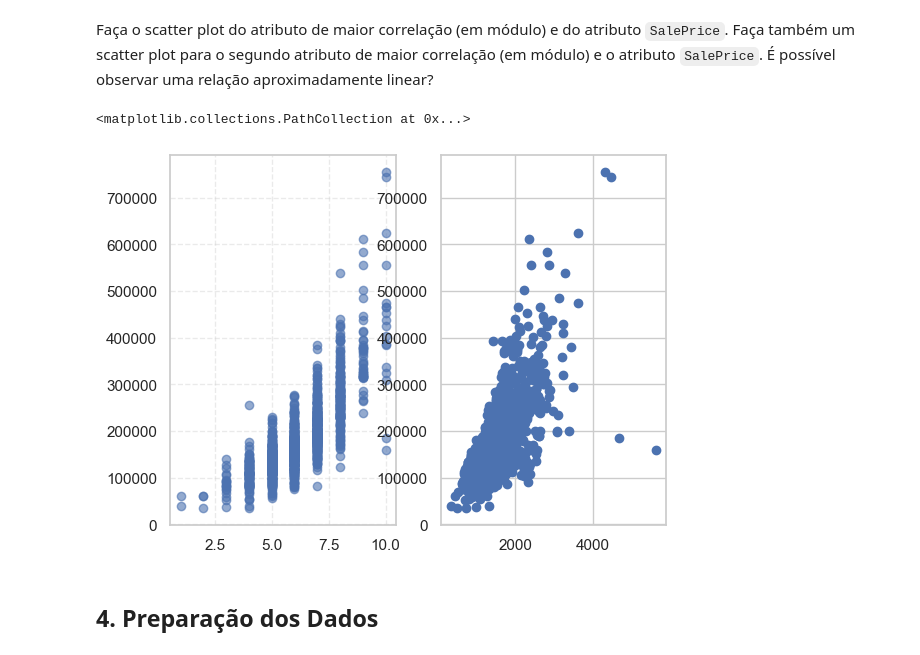
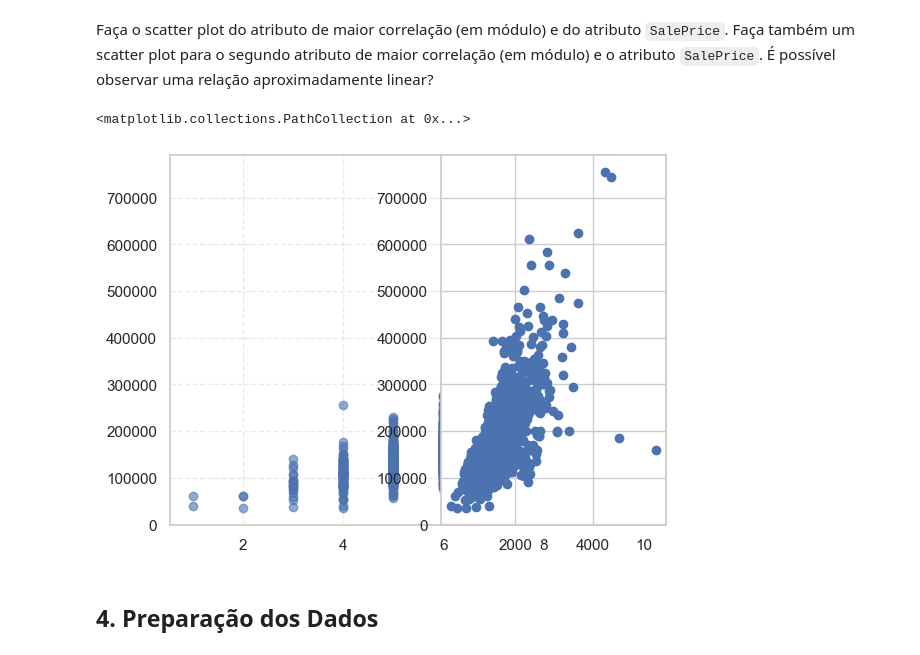
Before and after one commit to joaovv-Vitor/Estudo-em-machine-learning, a Jupyter notebook: pratica-ML/questoes-do-livro/1_Exercício Prático_ Projeto de Aprendizado de Máquina de Ponta a Ponta.ipynb, the cells around one changed output. Cells and saved outputs as stored; diff of their text form; code cells hidden in the pictures.

```diff
--- a/pratica-ML/questoes-do-livro/1_Exercício Prático_ Projeto de Aprendizado de Máquina de Ponta a Ponta.ipynb
+++ b/pratica-ML/questoes-do-livro/1_Exercício Prático_ Projeto de Aprendizado de Máquina de Ponta a Ponta.ipynb
@@ -132,18 +132,18 @@ Faça também um scatter plot para o segundo atributo de maior correlação (em
 # %%
 eixo_Y = df['SalePrice']
 
 eixo_X_1 = df['OverallQual']
 eixo_X_2 = df['GrLivArea']
 
-plt.subplot(1, 2, 1)
+
 plt.scatter(eixo_X_1,eixo_Y, alpha=0.6)
 plt.grid(True, linestyle='--', alpha=0.4)
 
 plt.subplot(1, 2, 2)
 plt.scatter(eixo_X_2, eixo_Y)
 # %% [output]
 <matplotlib.collections.PathCollection at 0x...>
-[figure, old version]
+[figure, new version]
 # %% [markdown]
 ## 4. Preparação dos Dados
 # %% [markdown]
```
Also changed, not shown: parts of 5 cells of this notebook, 3 other files.
